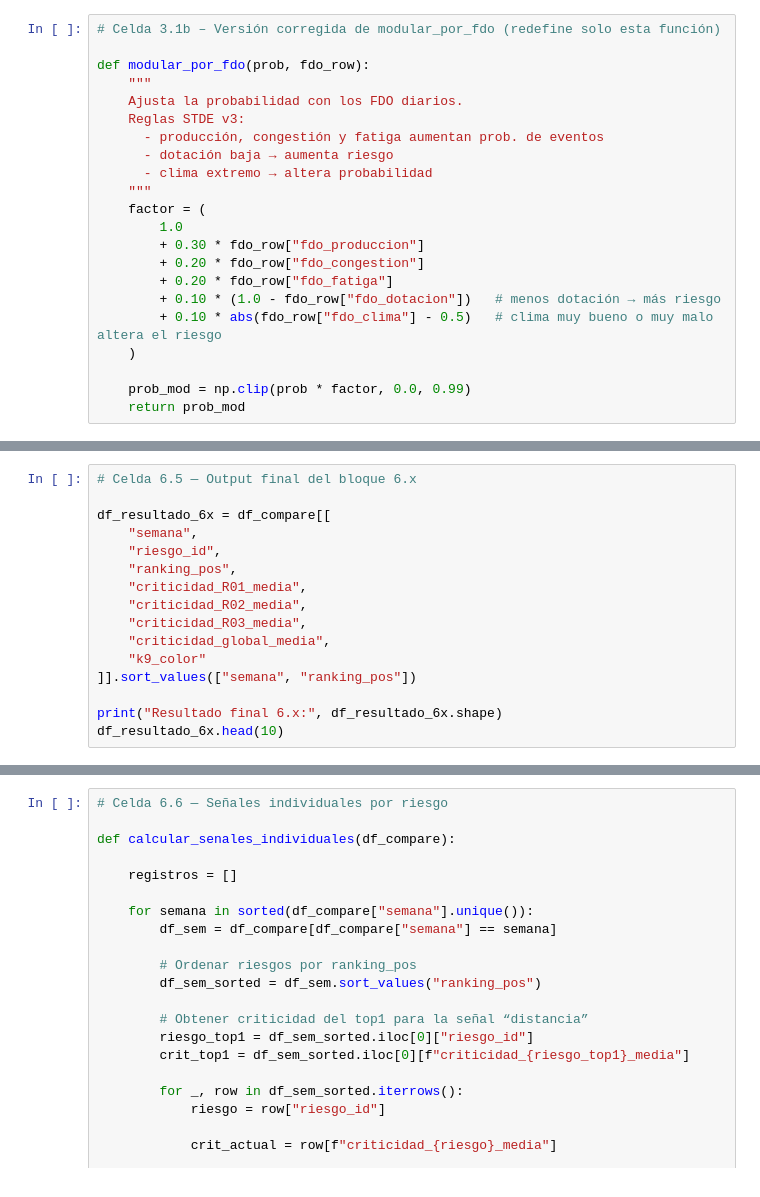
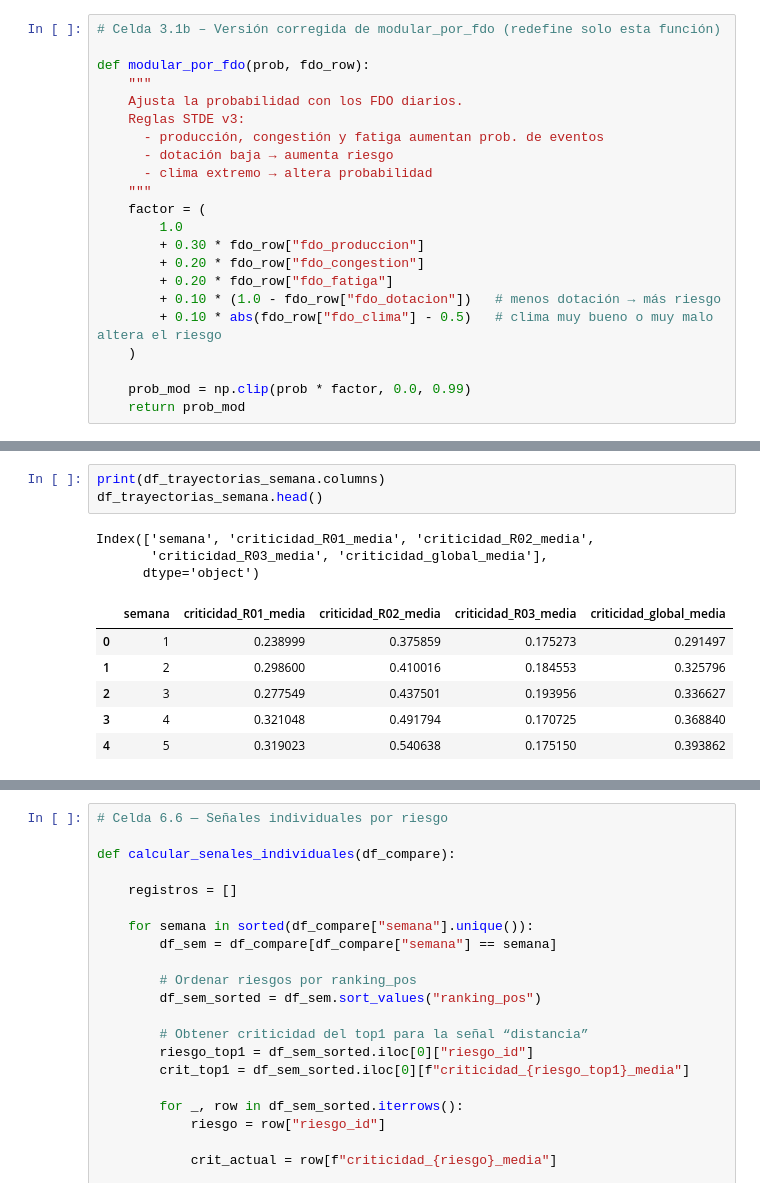
Before and after one commit to sanchezsantana/semantiq, a Jupyter notebook: k9_mining_safety/notebooks/01_generate_stde_v3.ipynb, the cells around one changed output, grey strips where cells are left out. Cells and saved outputs as stored; diff of their text form.

```diff
--- a/k9_mining_safety/notebooks/01_generate_stde_v3.ipynb
+++ b/k9_mining_safety/notebooks/01_generate_stde_v3.ipynb
@@ -1336,16 +1413,13 @@ df_compare.head()
-# %%
-# Celda 6.5 — Output final del bloque 6.x
-
-df_resultado_6x = df_compare[[
-    "semana",
-    "riesgo_id",
-    "ranking_pos",
-    "criticidad_R01_media",
-    "criticidad_R02_media",
-    "criticidad_R03_media",
-    "criticidad_global_media",
-    "k9_color"
-]].sort_values(["semana", "ranking_pos"])
-
-print("Resultado final 6.x:", df_resultado_6x.shape)
-df_resultado_6x.head(10)
+# %%
+print(df_trayectorias_semana.columns)
+df_trayectorias_semana.head()
+# %% [output]
+Index(['semana', 'criticidad_R01_media', 'criticidad_R02_media',
+       'criticidad_R03_media', 'criticidad_global_media'],
+      dtype='object')
+|  | semana | criticidad_R01_media | criticidad_R02_media | criticidad_R03_media | criticidad_global_media |
+| 0 | 1 | 0.238999 | 0.375859 | 0.175273 | 0.291497 |
+| 1 | 2 | 0.298600 | 0.410016 | 0.184553 | 0.325796 |
+| 2 | 3 | 0.277549 | 0.437501 | 0.193956 | 0.336627 |
+| 3 | 4 | 0.321048 | 0.491794 | 0.170725 | 0.368840 |
+| 4 | 5 | 0.319023 | 0.540638 | 0.175150 | 0.393862 |
```
Also changed, not shown: parts of 30 cells of this notebook, 18 other files.
